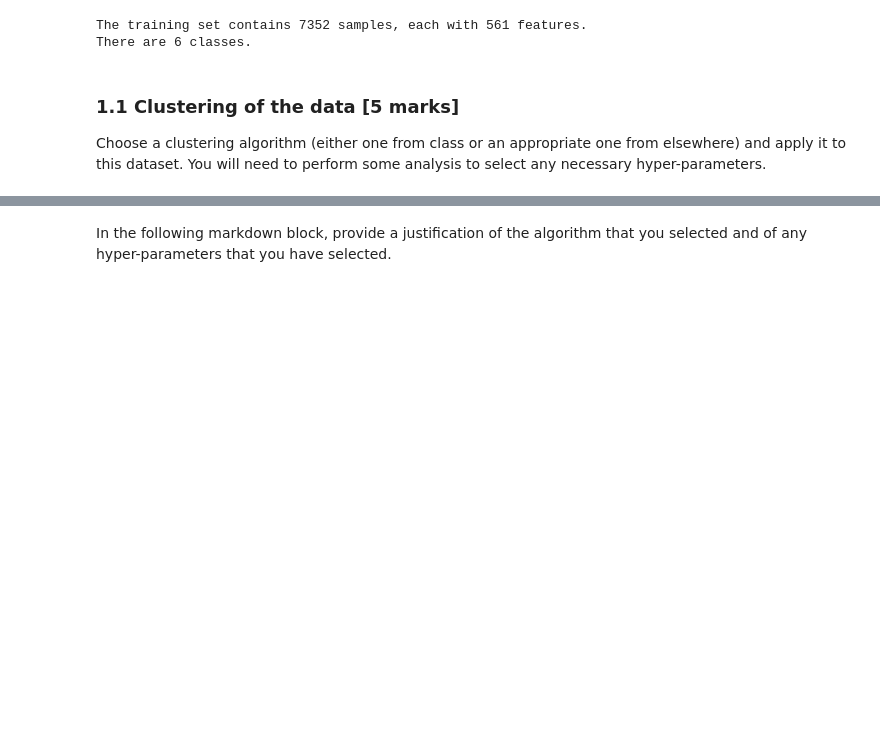
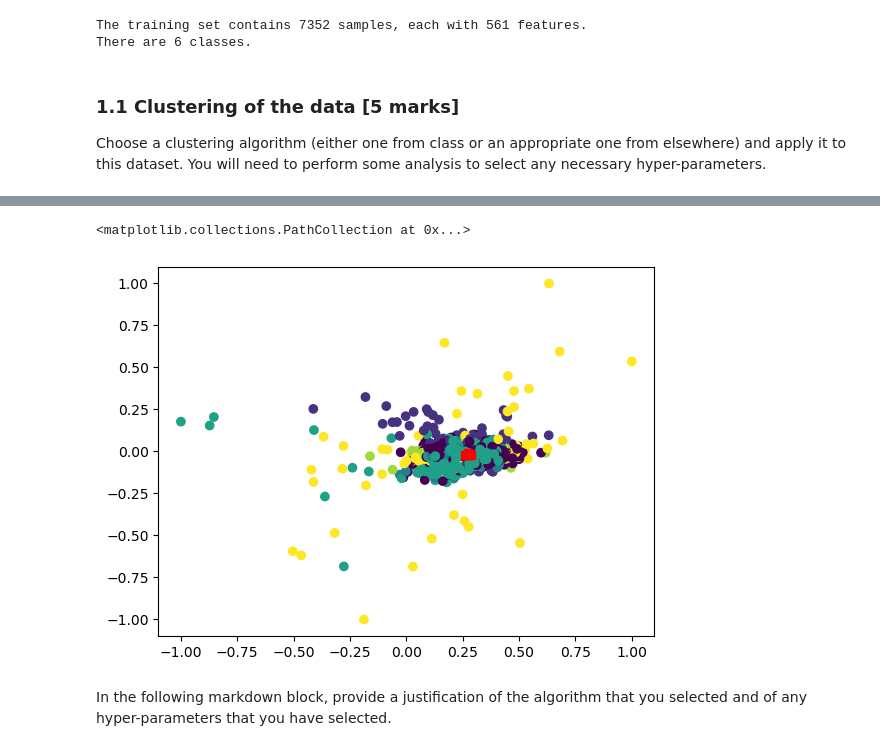
Before and after one commit to adhirajbane13/Uni_Sheffield_Module_Work, a Jupyter notebook: ML-and-AI/Assignment/assignment_ACS23AB.ipynb, the cells around one changed output, grey strips where cells are left out. Drawn from its saved outputs; the diff is of its cells as text; code cells hidden in the pictures; blank space fills up the shorter version.

```diff
--- a/ML-and-AI/Assignment/assignment_ACS23AB.ipynb
+++ b/ML-and-AI/Assignment/assignment_ACS23AB.ipynb
@@ -498,0 +497,28 @@ Choose a clustering algorithm (either one from class or an appropriate one from
+# %%
+# Program your clustering solution here. You may use multiple cell blocks as appropriate.
+from sklearn.cluster import k_means
+k = [2,4,6,8]
+inmethod = ['random','k-means++']
+ninit = [10,15,20,30]
+best_kmeans = {}
+km_centroids, km_clusters, inertia = k_means(x_train, n_clusters=k[0],n_init=ninit[0],init=inmethod[0])
+best_kmeans['K'] = k[0]
+score1 = inertia
+best_kmeans['inertia'] = score1
+best_kmeans['init'] = inmethod[0]
+best_kmeans['n_init'] = ninit[0]
+print(best_kmeans)
+for i in k:
+    for j in inmethod:
+        for k in ninit:
+            km_centroids, km_clusters, inertia = k_means(x_train, n_clusters=i,n_init=k,init=j)
+            score = inertia
+            if score<score1:
+                score1 = score
+                best_kmeans['K'] = i
+                best_kmeans['inertia'] = score1
+                best_kmeans['init'] = j
+                best_kmeans['n_init'] = k
+                print(best_kmeans)
+
+#print(best_kmeans)
@@ -499,3 +538,10 @@ Choose a clustering algorithm (either one from class or an appropriate one from
+# %%
+km_centroids, km_clusters, inertia = k_means(x_train, n_clusters=best_kmeans['K'],n_init= best_kmeans['n_init'],init=best_kmeans['init'])
+plt.scatter(x_train[:, 0], x_train[:, 1], c=km_clusters)
+plt.scatter(km_centroids[:, 0], km_centroids[:, 1], s = 30, marker='s',c='red')
+# %% [output]
+<matplotlib.collections.PathCollection at 0x...>
+[figure, added]
 # %% [markdown]
 In the following markdown block, provide a justification of the algorithm that you selected and of any hyper-parameters that you have selected.
 # %% [markdown]
```
Also changed, not shown: parts of 8 cells of this notebook, 4 other files.
